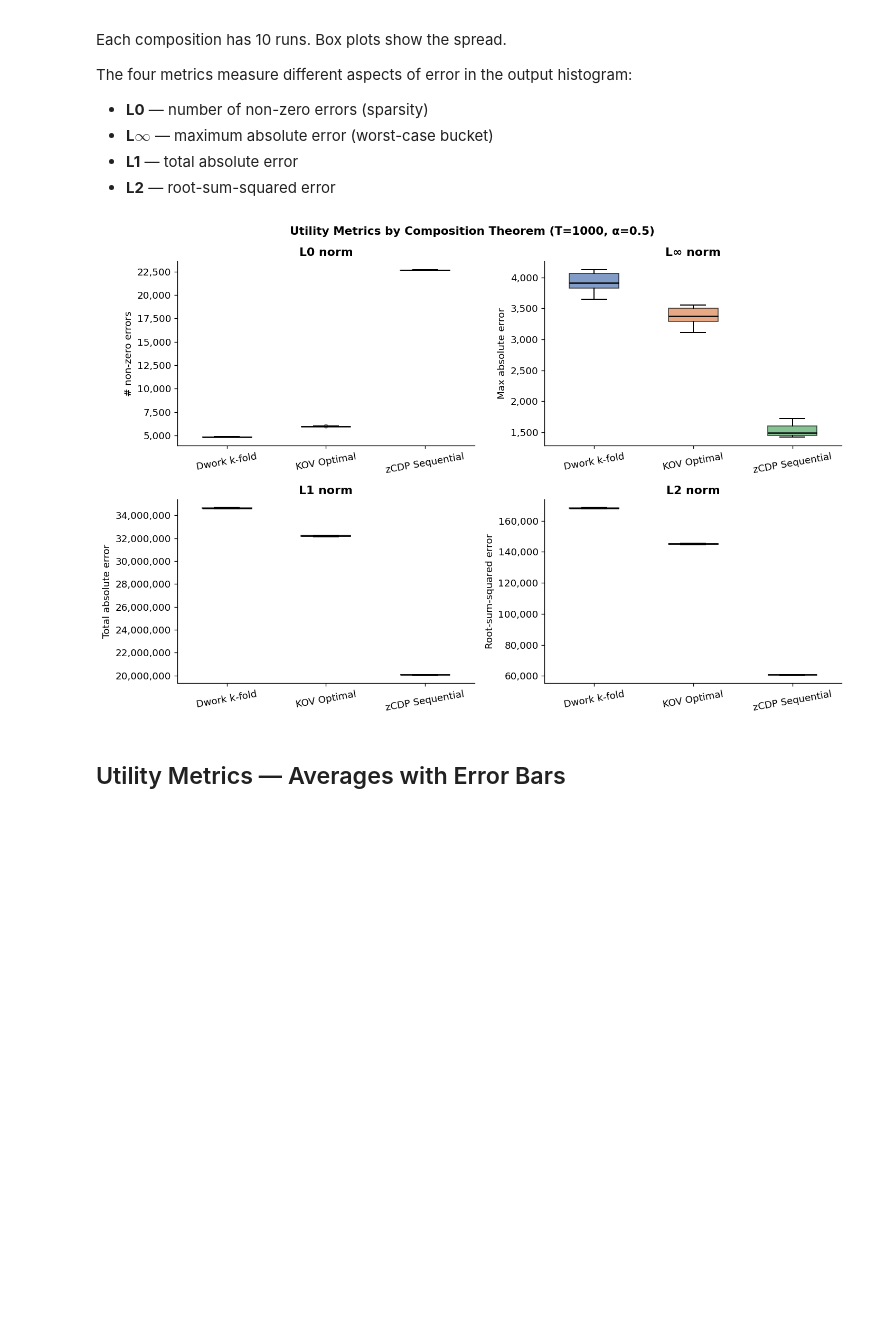
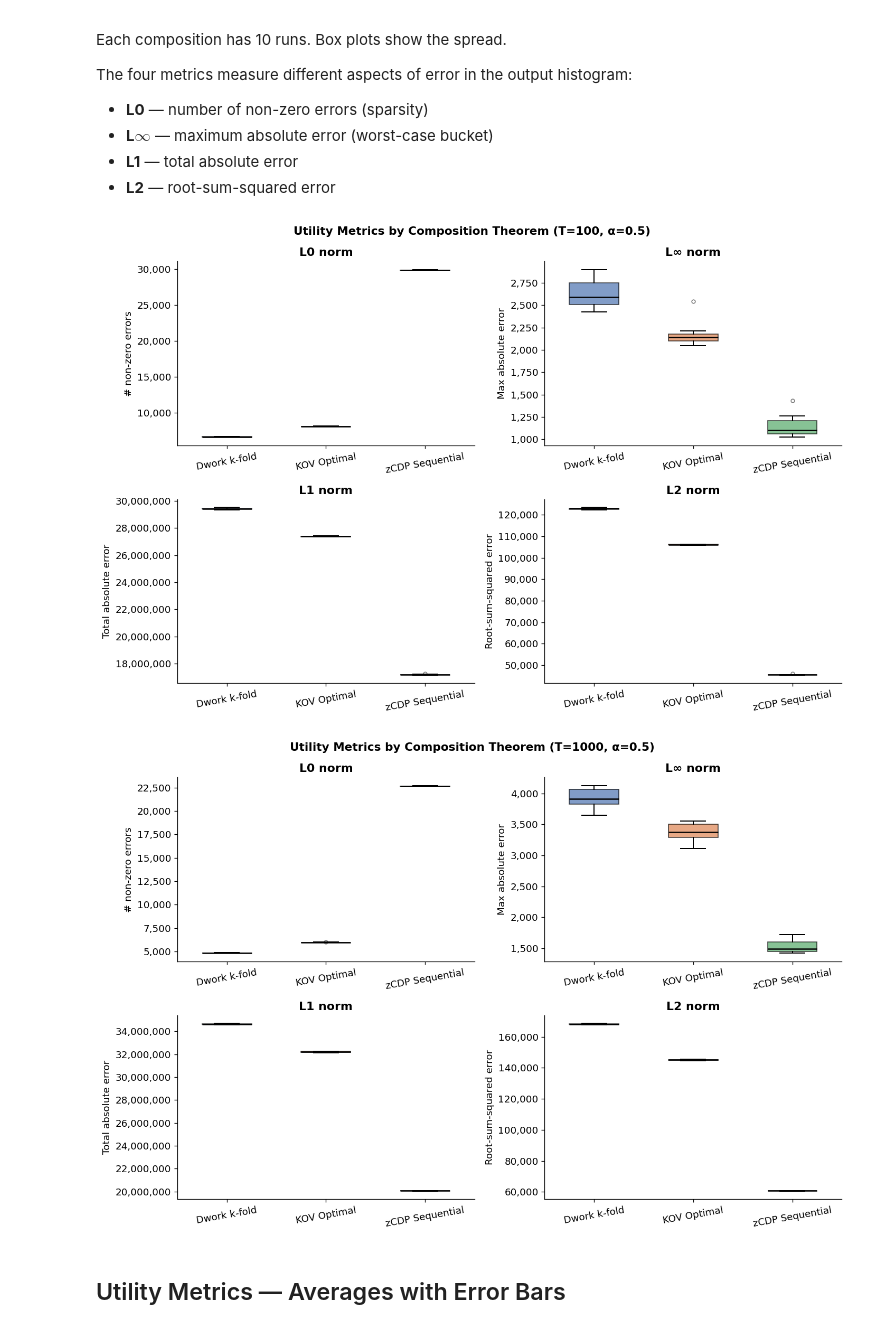
Before and after one commit to lucadibello/confidential-storm, a Jupyter notebook: benchmark/utility-analysis.ipynb, the cells around one changed output. Drawn from its saved outputs; the diff is of its cells as text; code cells hidden in the pictures; blank space fills up the shorter version.

```diff
--- a/benchmark/utility-analysis.ipynb
+++ b/benchmark/utility-analysis.ipynb
@@ -23,7 +23,11 @@ plt.rcParams.update({
     'axes.spines.right': False,
 })
 # %%
-df = pd.read_csv('utility/benchmark_T1000_20260601_100936.csv')
+df100  = pd.read_csv('utility/benchmark_T100_20260607_170841.csv')
+df1000 = pd.read_csv('utility/benchmark_T1000_20260601_100936.csv')
+df = pd.concat([df100, df1000], ignore_index=True)
+
+T_VALUES = [100, 1000]
 
 DISPLAY_NAMES = {
     'DWORK_ANALYTICAL': 'Dwork k-fold',
@@ -36,9 +40,9 @@ COLORS = {
     'ZCDP_LINEAR':      '#55A868',
 }
 
-# Separate individual runs from the pre-computed averages (run == -1)
 runs_df = df[df['run'] >= 0].copy()
 avg_df  = df[df['run'] == -1].copy()
+compositions = list(DISPLAY_NAMES.keys())
 
 df.head()
 # %% [output]
@@ -91,40 +106,42 @@ The four metrics measure different aspects of error in the output histogram:
 # %%
 metrics = [
     ('l0_mean',   'L0 norm',  '# non-zero errors'),
     ('l_inf_mean','L∞ norm',  'Max absolute error'),
     ('l1_mean',   'L1 norm',  'Total absolute error'),
     ('l2_mean',   'L2 norm',  'Root-sum-squared error'),
 ]
 
-compositions = list(DISPLAY_NAMES.keys())
-fig, axes = plt.subplots(2, 2, figsize=(12, 8))
-fig.suptitle('Utility Metrics by Composition Theorem (T=1000, α=0.5)', fontsize=13, fontweight='bold')
+for T in T_VALUES:
+    T_runs = runs_df[runs_df['T'] == T]
+    fig, axes = plt.subplots(2, 2, figsize=(12, 8))
+    fig.suptitle(f'Utility Metrics by Composition Theorem (T={T}, α=0.5)', fontsize=13, fontweight='bold')
 
-for ax, (col, title, ylabel) in zip(axes.flat, metrics):
-    data_groups = [runs_df[runs_df['composition'] == c][col].values for c in compositions]
-    bp = ax.boxplot(
-        data_groups,
-        tick_labels=[DISPLAY_NAMES[c] for c in compositions],
-        patch_artist=True,
-        medianprops=dict(color='black', linewidth=1.5),
-        whiskerprops=dict(linewidth=1.2),
-        capprops=dict(linewidth=1.2),
-        flierprops=dict(marker='o', markersize=4, alpha=0.5),
-        widths=0.5,
-    )
-    for patch, comp in zip(bp['boxes'], compositions):
-        patch.set_facecolor(COLORS[comp])
-        patch.set_alpha(0.7)
-    ax.set_title(title, fontweight='semibold')
-    ax.set_ylabel(ylabel)
-    ax.yaxis.set_major_formatter(mticker.FuncFormatter(lambda x, _: f'{x:,.0f}'))
-    ax.tick_params(axis='x', labelrotation=10)
+    for ax, (col, title, ylabel) in zip(axes.flat, metrics):
+        data_groups = [T_runs[T_runs['composition'] == c][col].values for c in compositions]
+        bp = ax.boxplot(
+            data_groups,
+            tick_labels=[DISPLAY_NAMES[c] for c in compositions],
+            patch_artist=True,
+            medianprops=dict(color='black', linewidth=1.5),
+            whiskerprops=dict(linewidth=1.2),
+            capprops=dict(linewidth=1.2),
+            flierprops=dict(marker='o', markersize=4, alpha=0.5),
+            widths=0.5,
+        )
+        for patch, comp in zip(bp['boxes'], compositions):
+            patch.set_facecolor(COLORS[comp])
+            patch.set_alpha(0.7)
+        ax.set_title(title, fontweight='semibold')
+        ax.set_ylabel(ylabel)
+        ax.yaxis.set_major_formatter(mticker.FuncFormatter(lambda x, _: f'{x:,.0f}'))
+        ax.tick_params(axis='x', labelrotation=10)
 
-plt.tight_layout()
-plt.savefig('utility/composition_boxplots.pdf', bbox_inches='tight')
-plt.show()
+    plt.tight_layout()
+    plt.savefig(f'utility/composition_boxplots_T{T}.pdf', bbox_inches='tight')
+    plt.show()
 # %% [output]
-[figure, old version]
+[figure, new version]
+[figure, added]
 # %% [markdown]
 ## Utility Metrics — Averages with Error Bars
 # %%
```
Also changed, not shown: parts of 12 cells of this notebook.
